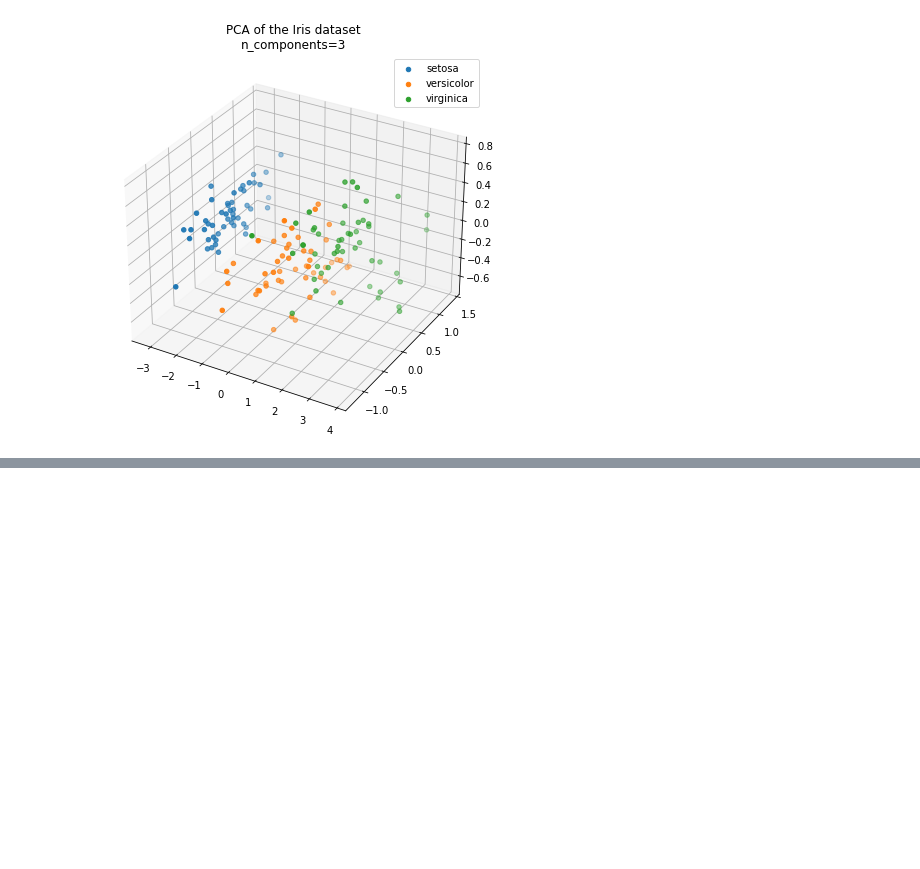
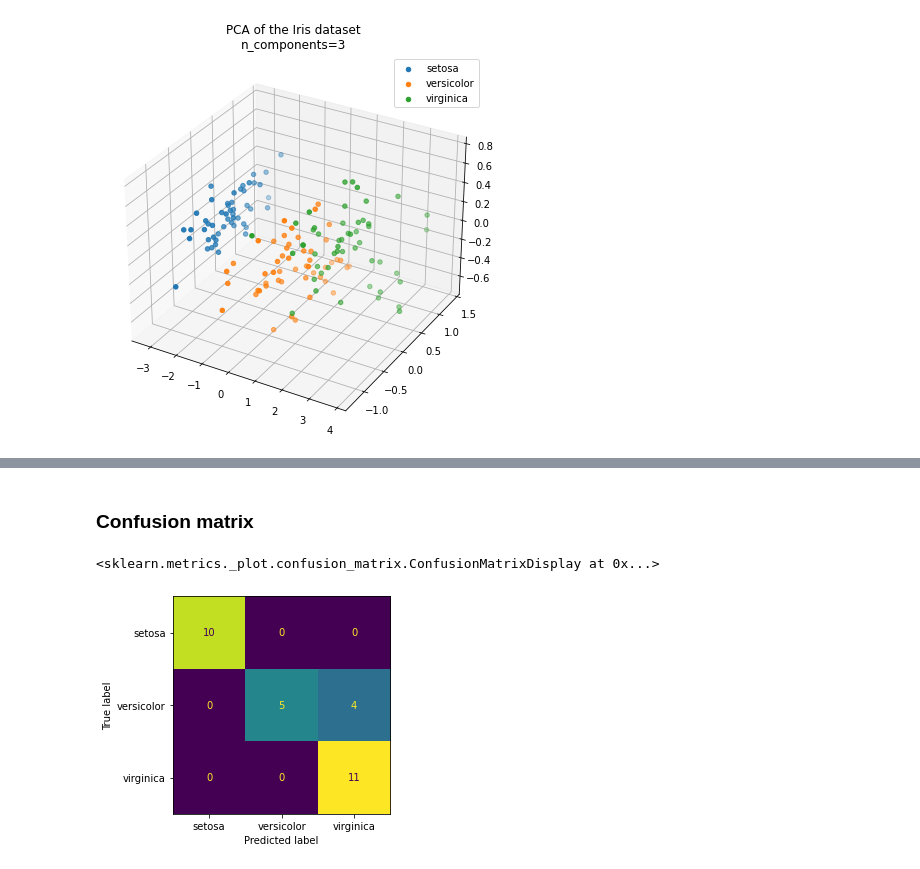
Before and after one commit to Viibrant/NNGA, a Jupyter notebook: src/nn/iris_exploratory.ipynb, the cells around one changed output, grey strips where cells are left out. Drawn from its saved outputs; the diff is of its cells as text; code cells hidden in the pictures; blank space fills up the shorter version.

```diff
--- a/src/nn/iris_exploratory.ipynb
+++ b/src/nn/iris_exploratory.ipynb
@@ -90,0 +104,3 @@ Text(0.5, 0.92, 'PCA of the Iris dataset\nn_components=3')
+# %%
+sc = StandardScaler()
+oe = OneHotEncoder(sparse=False)
@@ -90,0 +115,13 @@ Text(0.5, 0.92, 'PCA of the Iris dataset\nn_components=3')
+# %%
+model = Sequential(
+    [
+        Dense(input_dim=4, units=8, activation="gelu"),
+        Dropout(0.2),
+        Dense(units=8, activation="gelu"),
+        Dropout(0.4),
+        Dense(units=8, activation="gelu"),
+        Dense(units=4, activation="gelu"),
+        Dense(units=3, activation="softmax")
+    ]
+)
+model.compile(optimizer="adam", loss="categorical_crossentropy", metrics=["accuracy"])
@@ -90,0 +182,10 @@ Text(0.5, 0.92, 'PCA of the Iris dataset\nn_components=3')
+# %% [markdown]
+### Confusion matrix
+# %%
+y_pred = model.predict(X_test)
+y_pred = np.argmax(y_pred, axis=1)
+cm = confusion_matrix(y_test.argmax(axis=1), y_pred)
+ConfusionMatrixDisplay(cm, display_labels=iris.target_names).plot(colorbar=False)
+# %% [output]
+<sklearn.metrics._plot.confusion_matrix.ConfusionMatrixDisplay at 0x...>
+[figure, added]
```
Also changed, not shown: parts of 14 cells of this notebook.
